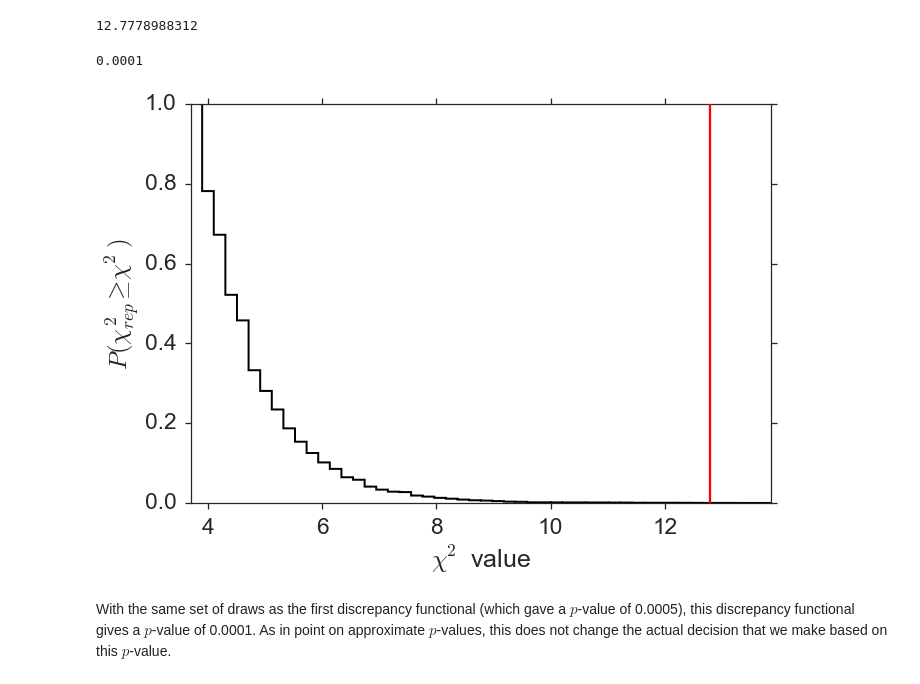
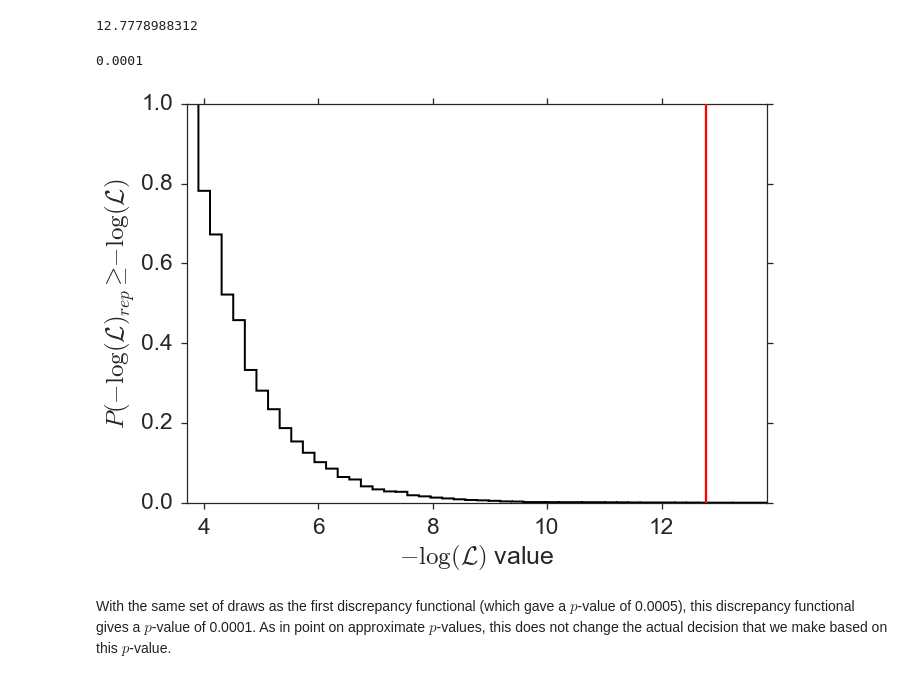
Before and after one commit to ktchrn/introduction-to-model-checking, a Jupyter notebook: Model criticism.ipynb, the cells around one changed output. Drawn from its saved outputs; the diff is of its cells as text; code cells hidden in the pictures.

Commit message:
Fixed axis labels on -log(likelihood) discrepancy plots

```diff
--- a/Model criticism.ipynb
+++ b/Model criticism.ipynb
@@ -274,18 +274,18 @@ print neg_lnp_obs
 # %%
 neg_lnp_draws = negative_lnp(N_RL, N_RL_m_draws, N_RQ, N_RQ_m_draws, p_m_hat)
 
 hist_min = neg_lnp_draws.min()
 hist_max = max(neg_lnp_draws.max(), neg_lnp_obs) * 1.05
 plt.hist(neg_lnp_draws, bins=50, range=[hist_min, hist_max], **empirical_cdf_kwrgs)
 plt.xlim(hist_min, hist_max)
 plt.axvline(neg_lnp_obs, **emph_line_kwrgs)
-plt.xlabel('$\chi^2$ value')
-plt.ylabel('$P(\chi^2_{rep} \geq \chi^2)$')
+plt.xlabel('$-\log(\mathcal{L})$ value')
+plt.ylabel('$P(-\log(\mathcal{L})_{rep} \geq -\log(\mathcal{L})$')
 p_neg_lnp = np.count_nonzero(neg_lnp_draws >= neg_lnp_obs) / N_draws
 print p_neg_lnp
 # %% [output]
 0.0001
-[figure, old version]
+[figure, new version]
 # %% [markdown]
 With the same set of draws as the first discrepancy functional (which gave a $p$-value of 0.0005), this discrepancy functional gives a $p$-value of 0.0001. As in point on approximate $p$-values, this does not change the actual decision that we make based on this $p$-value.
 # %% [markdown]
```
Also changed, not shown: parts of 2 cells of this notebook.
